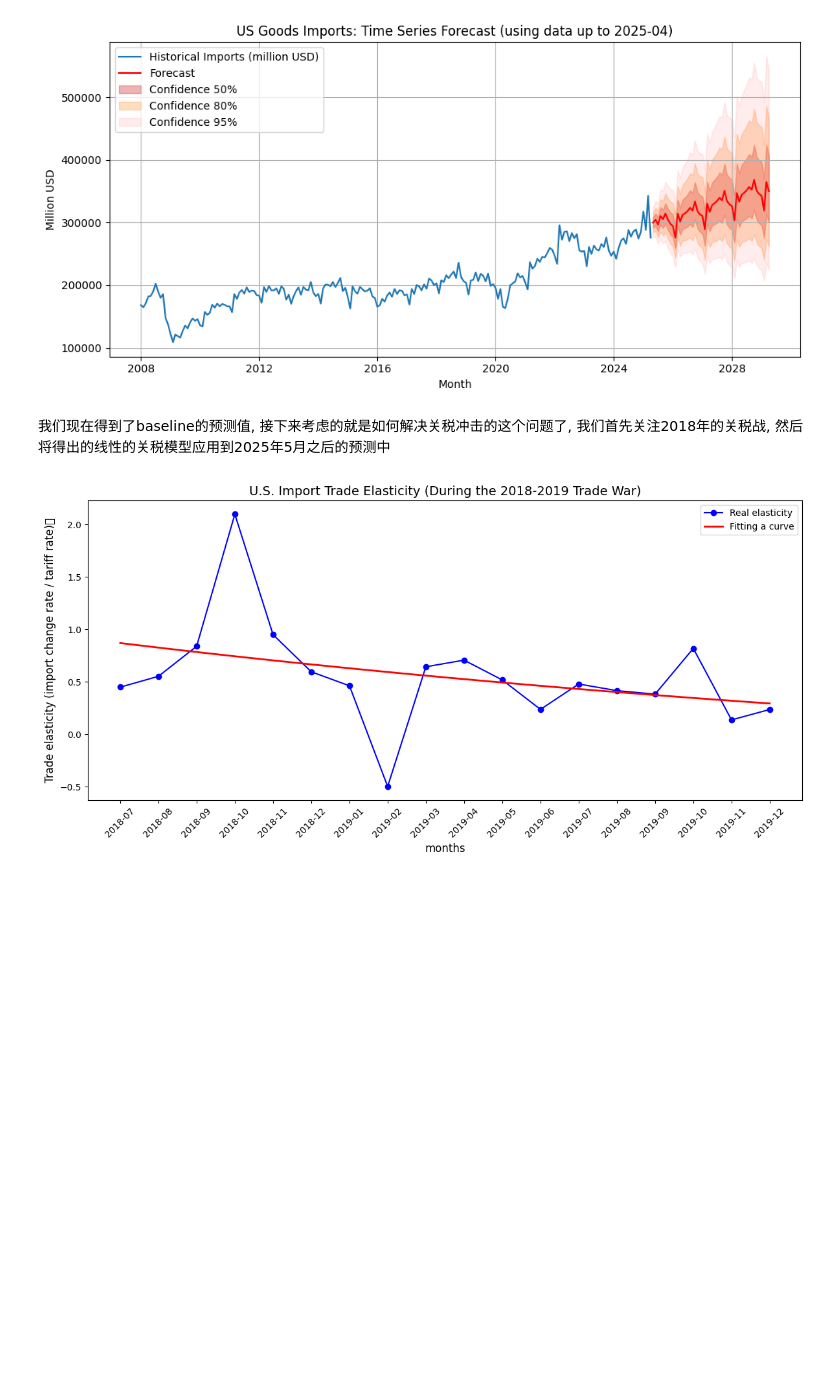
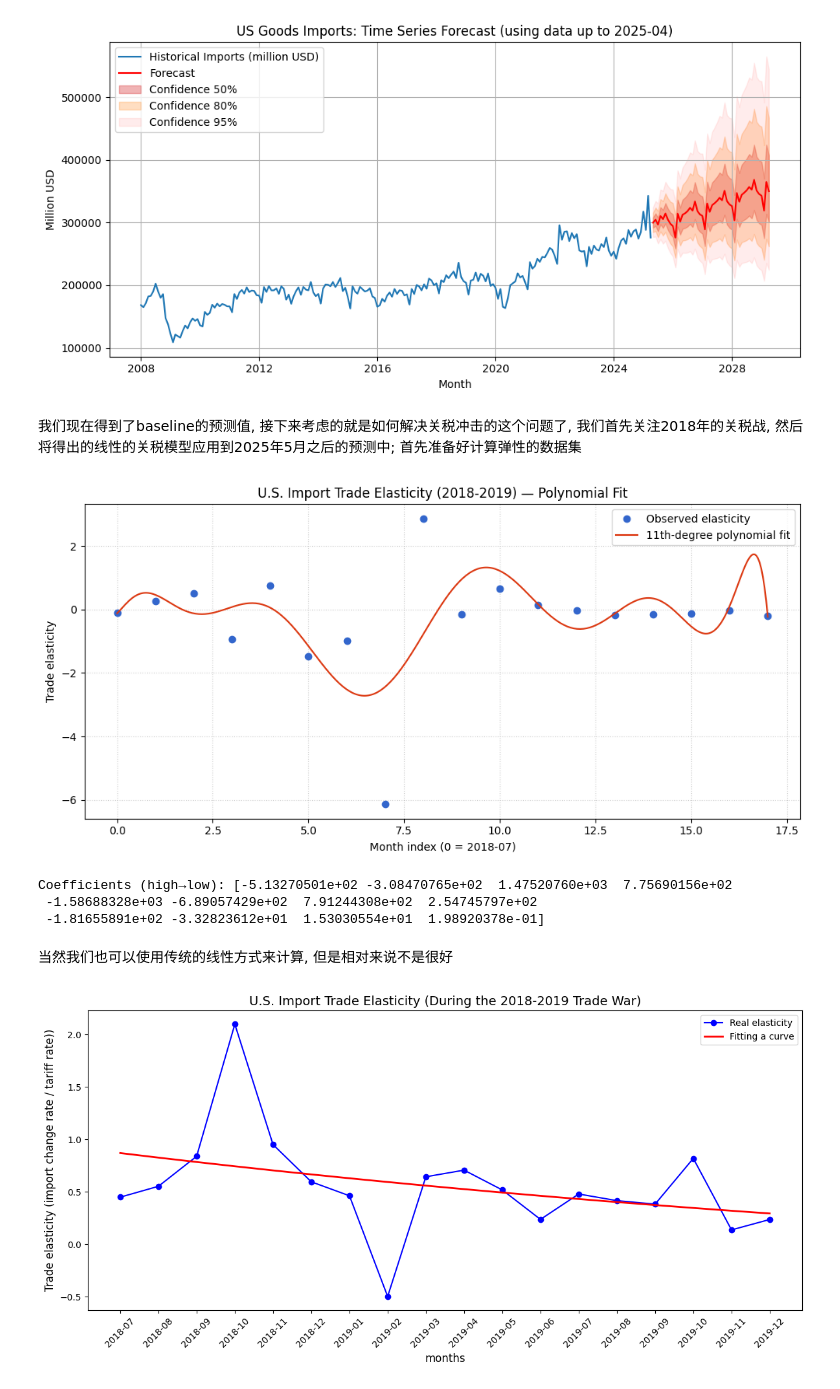
Before and after one commit to d-joshua-c/Math_Modeling_APMCM, a Jupyter notebook: code/notebook/Q4.ipynb, the cells around one changed output. Cells and saved outputs as stored; diff of their text form; code cells hidden in the pictures; blank space fills up the shorter version.

```diff
--- a/code/notebook/Q4.ipynb
+++ b/code/notebook/Q4.ipynb
@@ -282,4 +282,4 @@ Month
 CSV已保存: ..\..\data\processed\Q4_IMPTOTUS_forecast_without_tariff_48m.csv
 [figure]
 # %% [markdown]
-我们现在得到了baseline的预测值, 接下来考虑的就是如何解决关税冲击的这个问题了, 我们首先关注2018年的关税战, 然后将得出的线性的关税模型应用到2025年5月之后的预测中
+我们现在得到了baseline的预测值, 接下来考虑的就是如何解决关税冲击的这个问题了, 我们首先关注2018年的关税战, 然后将得出的线性的关税模型应用到2025年5月之后的预测中; 首先准备好计算弹性的数据集
@@ -286,3 +312,52 @@ CSV已保存: ..\..\data\processed\Q4_IMPTOTUS_forecast_without_tariff_48m.csv
+# %%
+import numpy as np
+import pandas as pd
+import matplotlib.pyplot as plt
+from pathlib import Path
+
+# 可按需修改为你的CSV绝对路径（保持与项目一致）
+csv_path = Path(r"e:\RESEARCH\APMCM\Math_Modeling_APMCM\data\processed\Q4.trade_war_2018_2019.csv")
+
+# 读取弹性序列（移除缺失），索引按行序号代表月份顺序
+df = pd.read_csv(csv_path)
+y = df["real_elasticities"].astype(float).dropna().reset_index(drop=True)
+
+# 将自变量（月序号）缩放到[-1, 1]，提升高阶拟合稳定性
+t = np.arange(len(y), dtype=float)
+t_min, t_max = float(t.min()), float(t.max())
+t_scaled = np.zeros_like(t) if t_max == t_min else 2.0 * (t - t_min) / (t_max - t_min) - 1.0
+
+# 设置多项式阶数（默认12）
+degree = 11
+if len(y) < degree + 2:
+    raise ValueError(f"数据点过少: {len(y)} < {degree + 2}")
+
+# 拟合与平滑曲线
+coef = np.polyfit(t_scaled, y.values, deg=degree)     # 拟合系数（高到低）
+t_dense = np.linspace(t_scaled.min(), t_scaled.max(), 400)
+y_dense = np.polyval(coef, t_dense)
+
+# 绘图（英文标签，非阻塞式）
+plt.figure(figsize=(10, 5))
+plt.plot(np.arange(len(y)), y.values, "o", label="Observed elasticity", color="#3366CC")
+plt.plot(np.linspace(0, len(y) - 1, len(t_dense)), y_dense, "-", label=f"{degree}th-degree polynomial fit", color="#DC3912")
+plt.xlabel("Month index (0 = 2018-07)")
+plt.ylabel("Trade elasticity")
+plt.title("U.S. Import Trade Elasticity (2018-2019) — Polynomial Fit")
+plt.grid(True, linestyle=":", alpha=0.6)
+plt.legend()
+plt.tight_layout()
+plt.show(block=False)
+
+# 如需查看拟合系数，可打印：
+print("Coefficients (high→low):", coef)
+# %% [output]
+[figure, added]
+Coefficients (high→low): [-5.13270501e+02 -3.08470765e+02  1.47520760e+03  7.75690156e+02
+ -1.58688328e+03 -6.89057429e+02  7.91244308e+02  2.54745797e+02
+ -1.81655891e+02 -3.32823612e+01  1.53030554e+01  1.98920378e-01]
+# %% [markdown]
+当然我们也可以使用传统的线性方式来计算, 但是相对来说不是很好
 # %%
 from scipy.optimize import curve_fit
 
```
Also changed, not shown: parts of 7 cells of this notebook, 13 other files.
